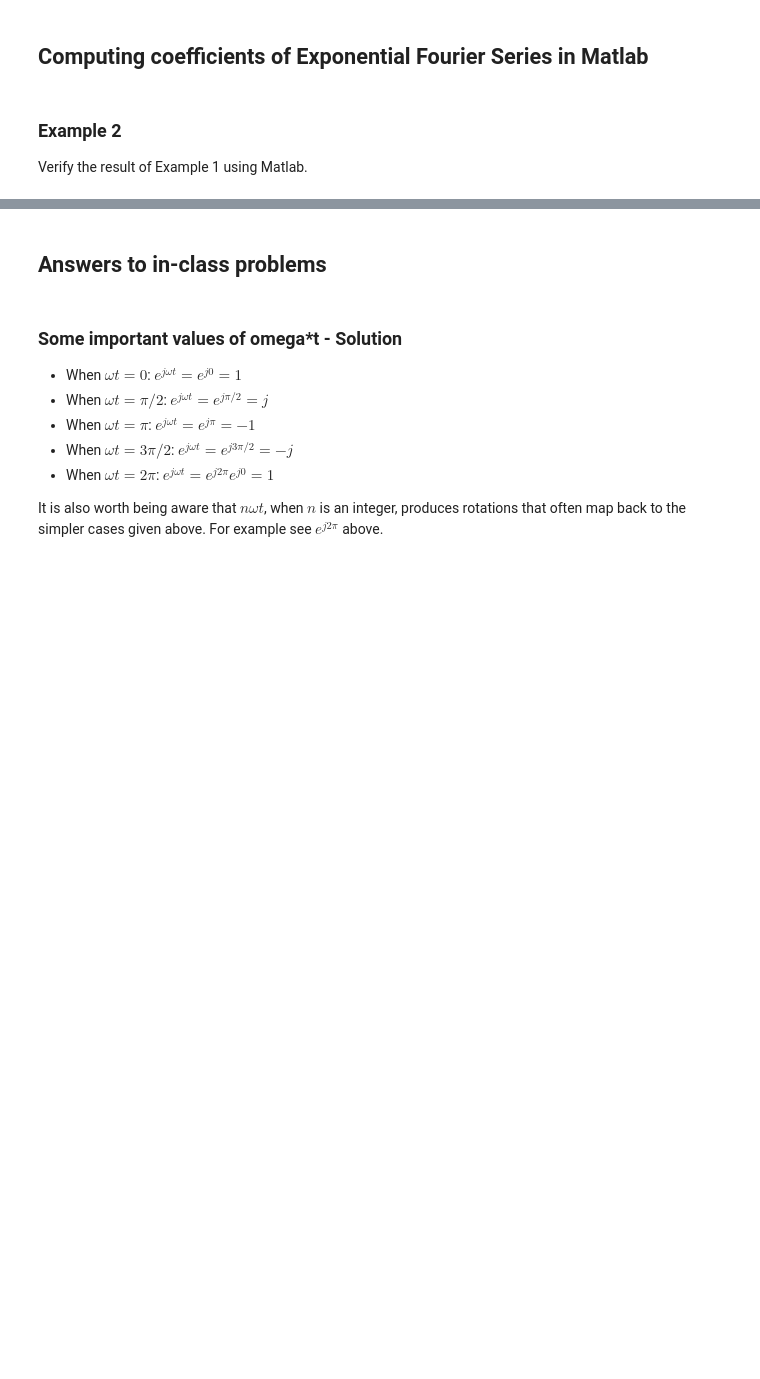
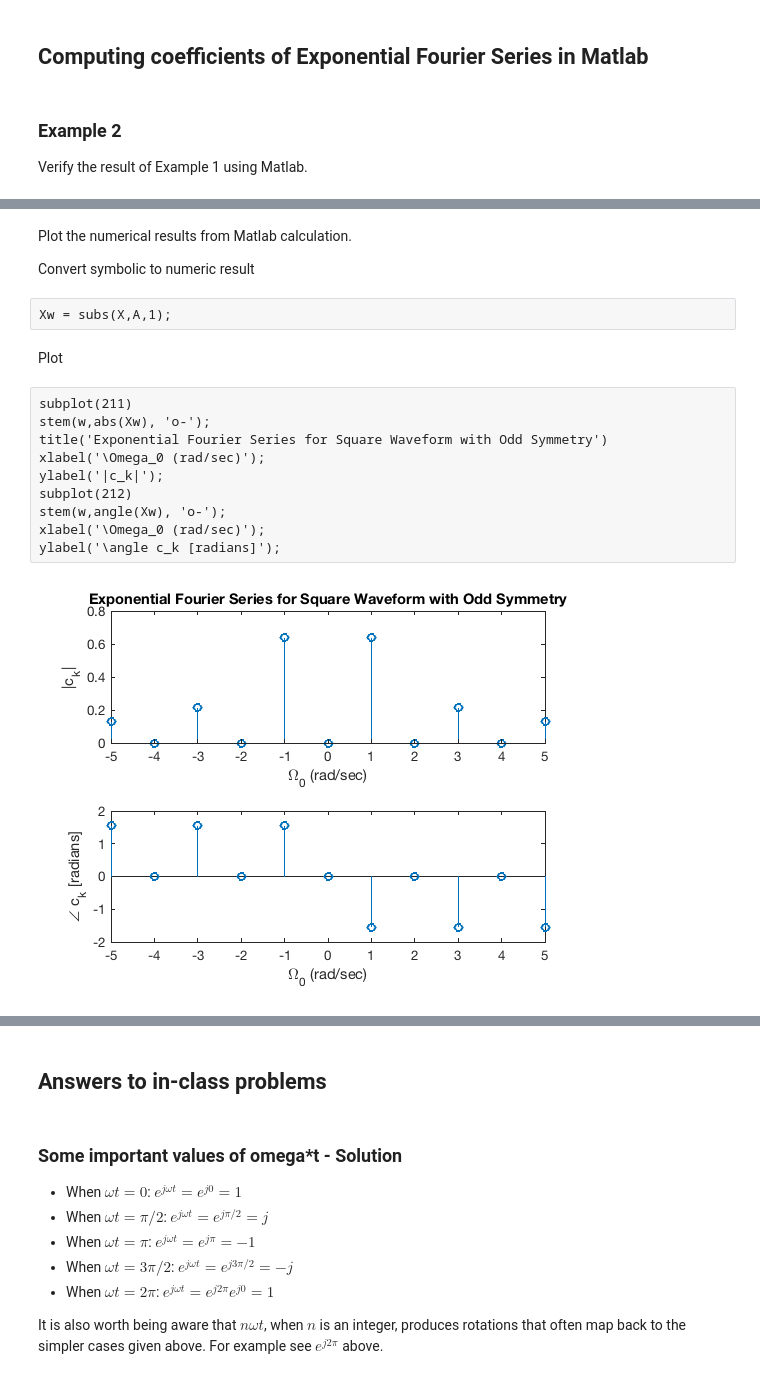
Before and after one commit to cpjobling/EG-247-Resources, a Jupyter notebook: week5/exp_fs1.ipynb, the cells around one changed output, grey strips where cells are left out. Drawn from its saved outputs; the diff is of its cells as text; blank space fills up the shorter version.

```diff
--- a/week5/exp_fs1.ipynb
+++ b/week5/exp_fs1.ipynb
@@ -343,0 +357,20 @@ w =
+# %% [markdown]
+Plot the numerical results from Matlab calculation.
+
+Convert symbolic to numeric result
+# %%
+Xw = subs(X,A,1);
+# %% [markdown]
+Plot
+# %%
+subplot(211)
+stem(w,abs(Xw), 'o-');
+title('Exponential Fourier Series for Square Waveform with Odd Symmetry')
+xlabel('\Omega_0 (rad/sec)');
+ylabel('|c_k|');
+subplot(212)
+stem(w,angle(Xw), 'o-');
+xlabel('\Omega_0 (rad/sec)');
+ylabel('\angle c_k [radians]');
+# %% [output]
+[figure, added]
```
Also changed, not shown: parts of 37 cells of this notebook, 2 other files.
